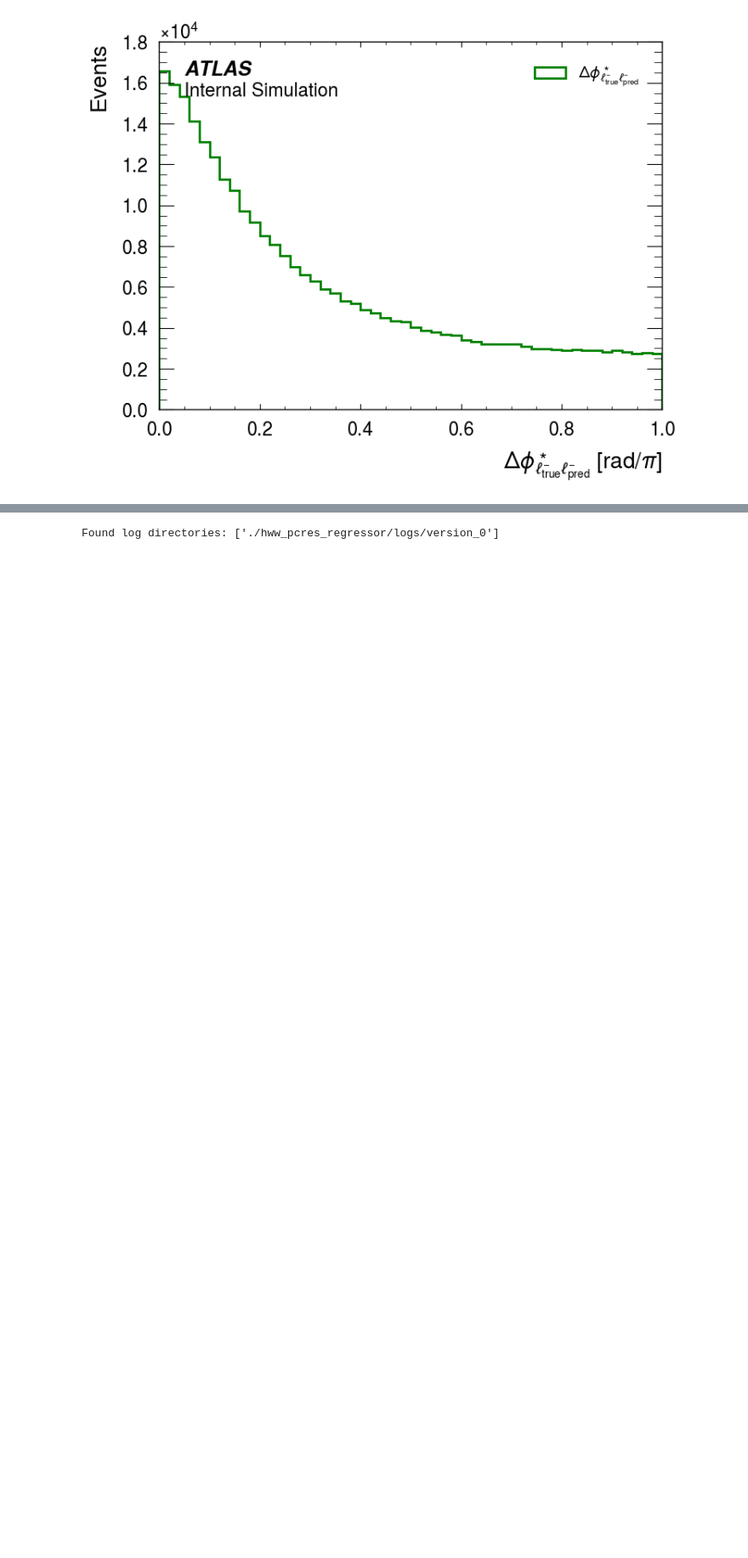
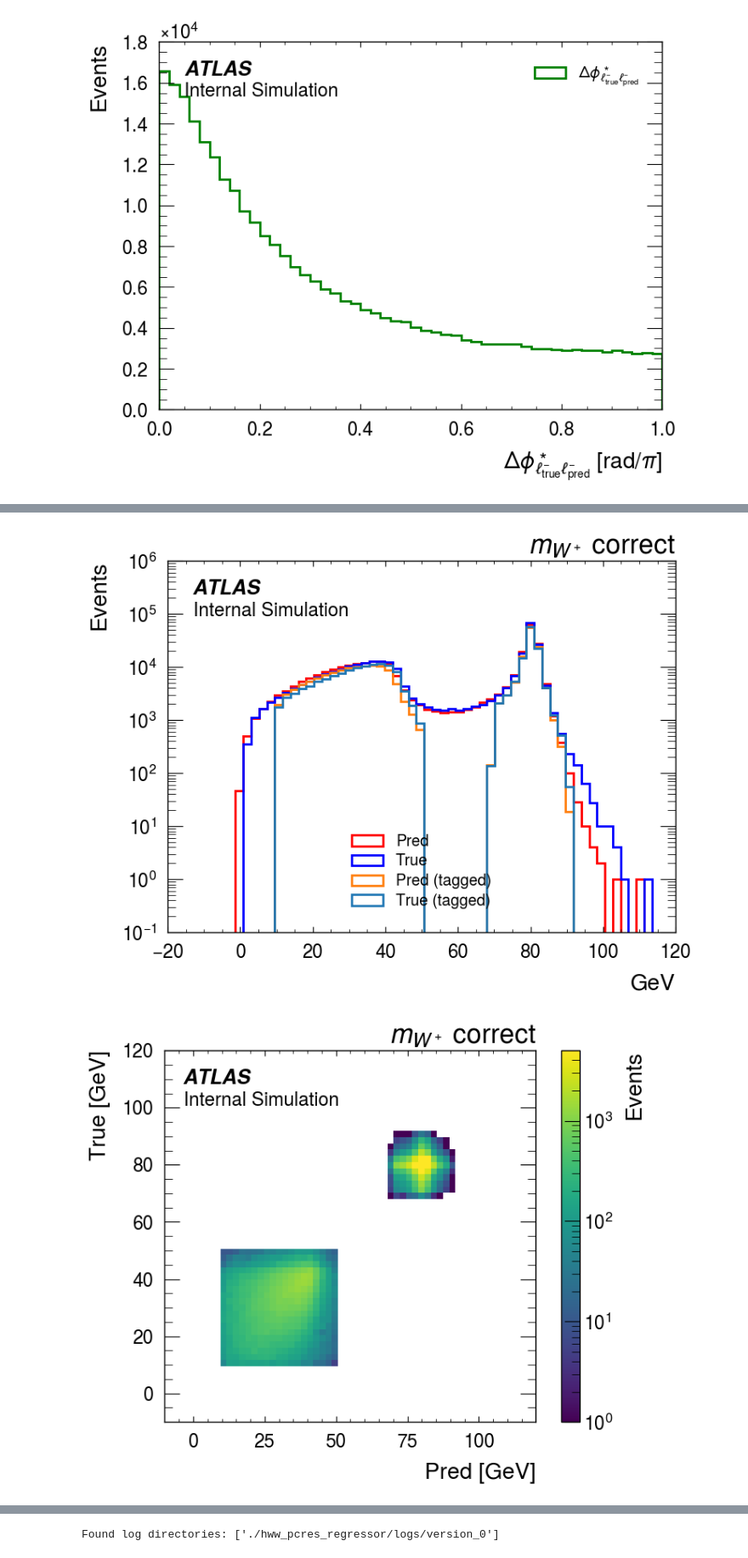
Before and after one commit to yygarypeng/ww-pcres, a Jupyter notebook: visualize.ipynb, the cells around one changed output, grey strips where cells are left out. Shown at 85% size. Saved outputs shown, nothing was run; the diff lists cells and outputs as text; code cells hidden in the pictures; blank space fills up the shorter version.

```diff
--- a/visualize.ipynb
+++ b/visualize.ipynb
@@ -395,0 +464,20 @@ plot_2d_swap_hist(pred_l0_theta_phi[1][pred_swap], true_l0_theta_phi[1][pred_swa
+# %%
+plot_1d_swap_hist(pred_w0_mass, true_w0_mass, pred_w0_mass[pred_correct], true_w0_mass[pred_correct], "$m_{W^+}$ correct", np.linspace(-10, 120, 61))
+plot_2d_swap_hist(pred_w0_mass[pred_correct], true_w0_mass[pred_correct], "$m_{W^+}$ correct", np.linspace(-10, 120, 61), log=True)
+plot_1d_swap_hist(pred_w0_mass, true_w0_mass, pred_w0_mass[pred_correct], true_w0_mass[pred_correct], "$m_{W^+}$ correct", np.linspace(-10, 120, 61))
+plot_2d_swap_hist(pred_w0_mass[pred_correct], true_w0_mass[pred_correct], "$m_{W^+}$ correct", np.linspace(-10, 120, 61), log=True)
+
+plot_1d_swap_hist(pred_w0_px, true_w0_px, pred_w0_px[pred_correct], true_w0_px[pred_correct], "$p^{W^+}_x$ correct", np.linspace(-200, 200, 61))
+plot_2d_swap_hist(pred_w0_px[pred_correct], true_w0_px[pred_correct], "$p^{W^+}_x$ correct", np.linspace(-200, 200, 61), log=True)
+plot_1d_swap_hist(pred_w0_pz, true_w0_pz, pred_w0_pz[pred_correct], true_w0_pz[pred_correct], "$p^{W^+}_z$ correct", np.linspace(-600, 600, 61))
+plot_2d_swap_hist(pred_w0_pz[pred_correct], true_w0_pz[pred_correct], "$p^{W^+}_z$ correct", np.linspace(-600, 600, 61), log=True)
+plot_1d_swap_hist(pred_w0_energy, true_w0_energy, pred_w0_energy[pred_correct], true_w0_energy[pred_correct], "$E^{W^+}$ correct", np.linspace(0, 300, 61))
+plot_2d_swap_hist(pred_w0_energy[pred_correct], true_w0_energy[pred_correct], "$E^{W^+}$ correct", np.linspace(0, 300, 61), log=True, color="whitesmoke",)
+
+plot_1d_swap_hist(pred_l0_theta_phi[0], true_l0_theta_phi[0], pred_l0_theta_phi[0][pred_correct], true_l0_theta_phi[0][pred_correct], r"$\theta^\ast_{\ell^+}$ correct", np.linspace(0, 1, 61), unit="rad/$\pi$")
+plot_2d_swap_hist(pred_l0_theta_phi[0][pred_correct], true_l0_theta_phi[0][pred_correct], r"$\theta^\ast_{\ell^+}$ correct", np.linspace(0, 1, 61), vmax=1e3, log=True, unit="rad/$\pi$", color="whitesmoke",)
+plot_1d_swap_hist(pred_l0_theta_phi[1], true_l0_theta_phi[1], pred_l0_theta_phi[1][pred_correct], true_l0_theta_phi[1][pred_correct], r"$\phi^\ast_{\ell^+}$ correct", np.linspace(-1, 1, 61), unit="rad/$\pi$")
+plot_2d_swap_hist(pred_l0_theta_phi[1][pred_correct], true_l0_theta_phi[1][pred_correct], r"$\phi^\ast_{\ell^+}$ correct", np.linspace(-1, 1, 61), vmax=1e3, log=True, unit="rad/$\pi$", color="whitesmoke",)
+# %% [output]
+[figure, added]
+[figure, added]
```
Also changed, not shown: parts of 15 cells of this notebook, 36 other files.
